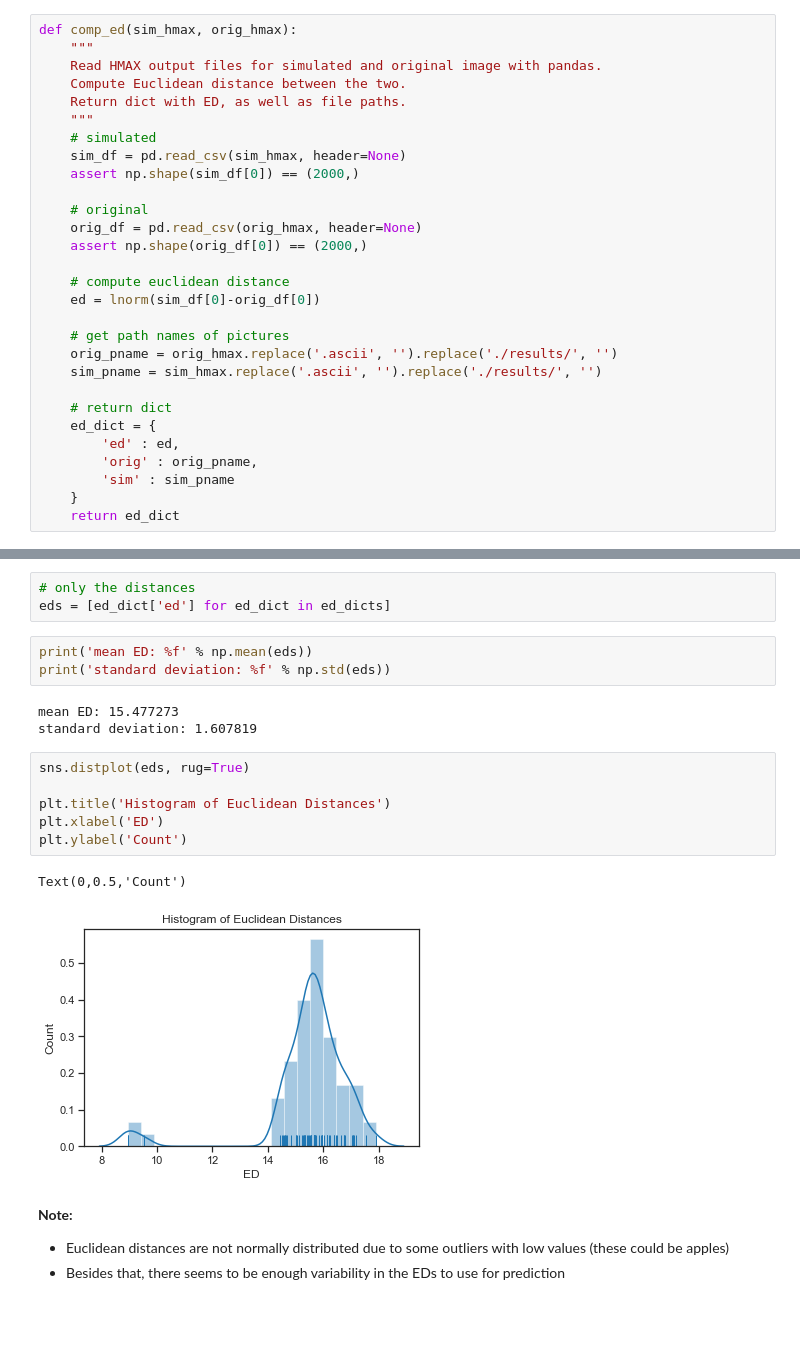
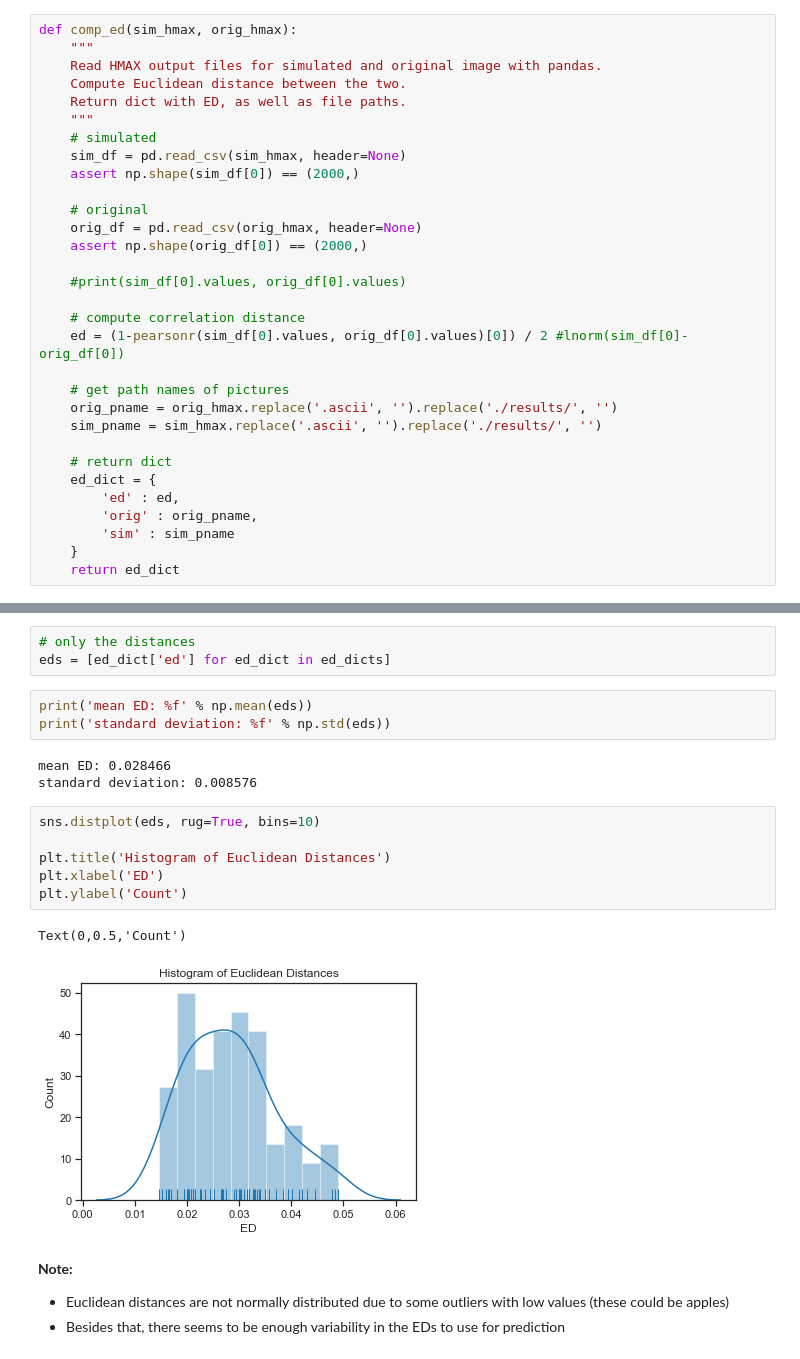
Before and after one commit to oliver-contier/ri_hmax, a Jupyter notebook: data_exploration.ipynb, the cells around one changed output, grey strips where cells are left out. Cells and saved outputs as stored; diff of their text form; blank space fills up the shorter version.

Commit message:
ED and CD models + anova. correlation distance is now used for these two measures instead of euclidean distance

```diff
--- a/data_exploration.ipynb
+++ b/data_exploration.ipynb
@@ -49,8 +50,10 @@ def comp_ed(sim_hmax, orig_hmax):
     orig_df = pd.read_csv(orig_hmax, header=None)
     assert np.shape(orig_df[0]) == (2000,)
 
-    # compute euclidean distance
-    ed = lnorm(sim_df[0]-orig_df[0])
+    #print(sim_df[0].values, orig_df[0].values)
+
+    # compute correlation distance
+    ed = (1-pearsonr(sim_df[0].values, orig_df[0].values)[0]) / 2 #lnorm(sim_df[0]-orig_df[0])
 
     # get path names of pictures
     orig_pname = orig_hmax.replace('.ascii', '').replace('./results/', '')
@@ -111,17 +114,17 @@ eds = [ed_dict['ed'] for ed_dict in ed_dicts]
 print('mean ED: %f' % np.mean(eds))
 print('standard deviation: %f' % np.std(eds))
 # %% [output]
-mean ED: 15.477273
-standard deviation: 1.607819
+mean ED: 0.028466
+standard deviation: 0.008576
 # %%
-sns.distplot(eds, rug=True)
+sns.distplot(eds, rug=True, bins=10)
 
 plt.title('Histogram of Euclidean Distances')
 plt.xlabel('ED')
 plt.ylabel('Count')
 # %% [output]
 Text(0,0.5,'Count')
-[figure, old version]
+[figure, new version]
 # %% [markdown]
 **Note:**
 - Euclidean distances are not normally distributed due to some outliers with low values (these could be apples)
```
Also changed, not shown: parts of 44 cells of this notebook, 2 other files.
